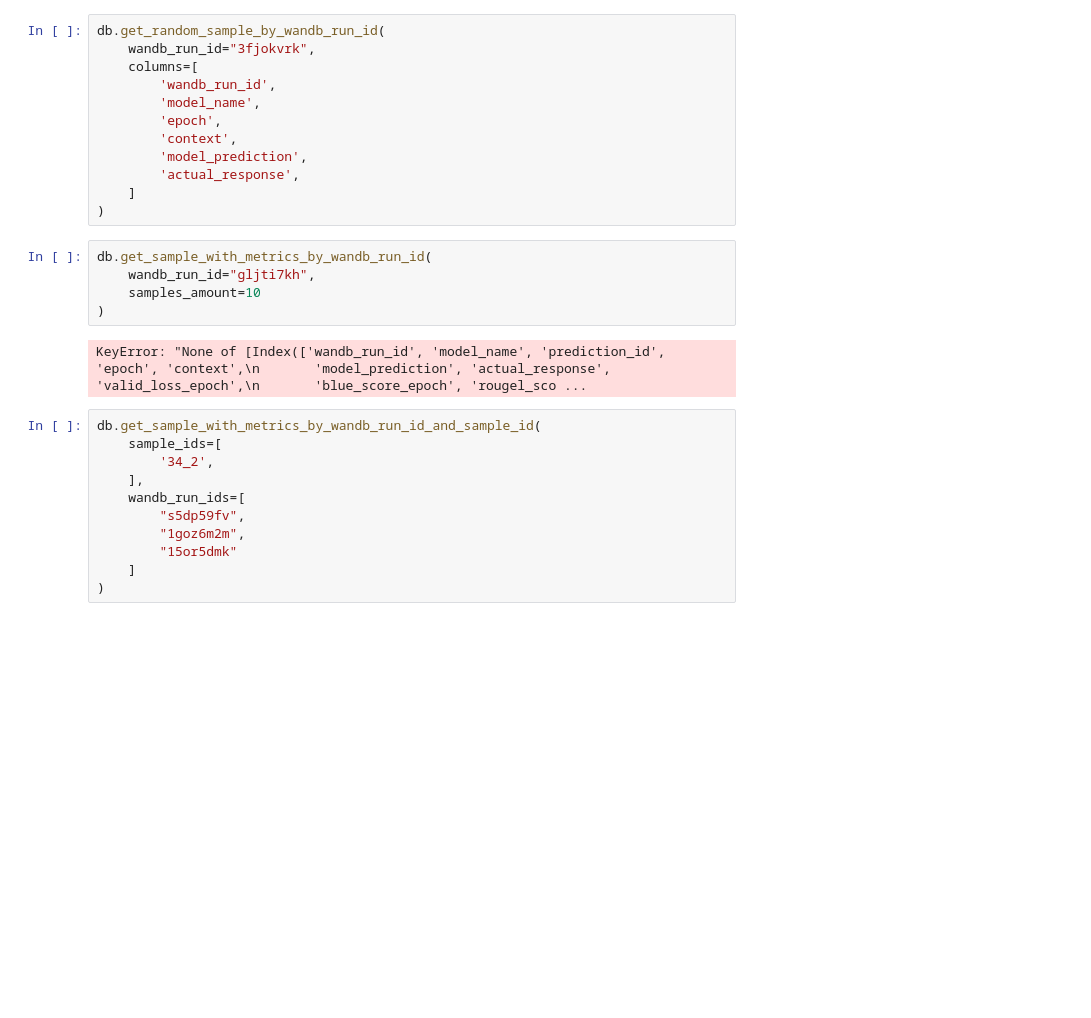
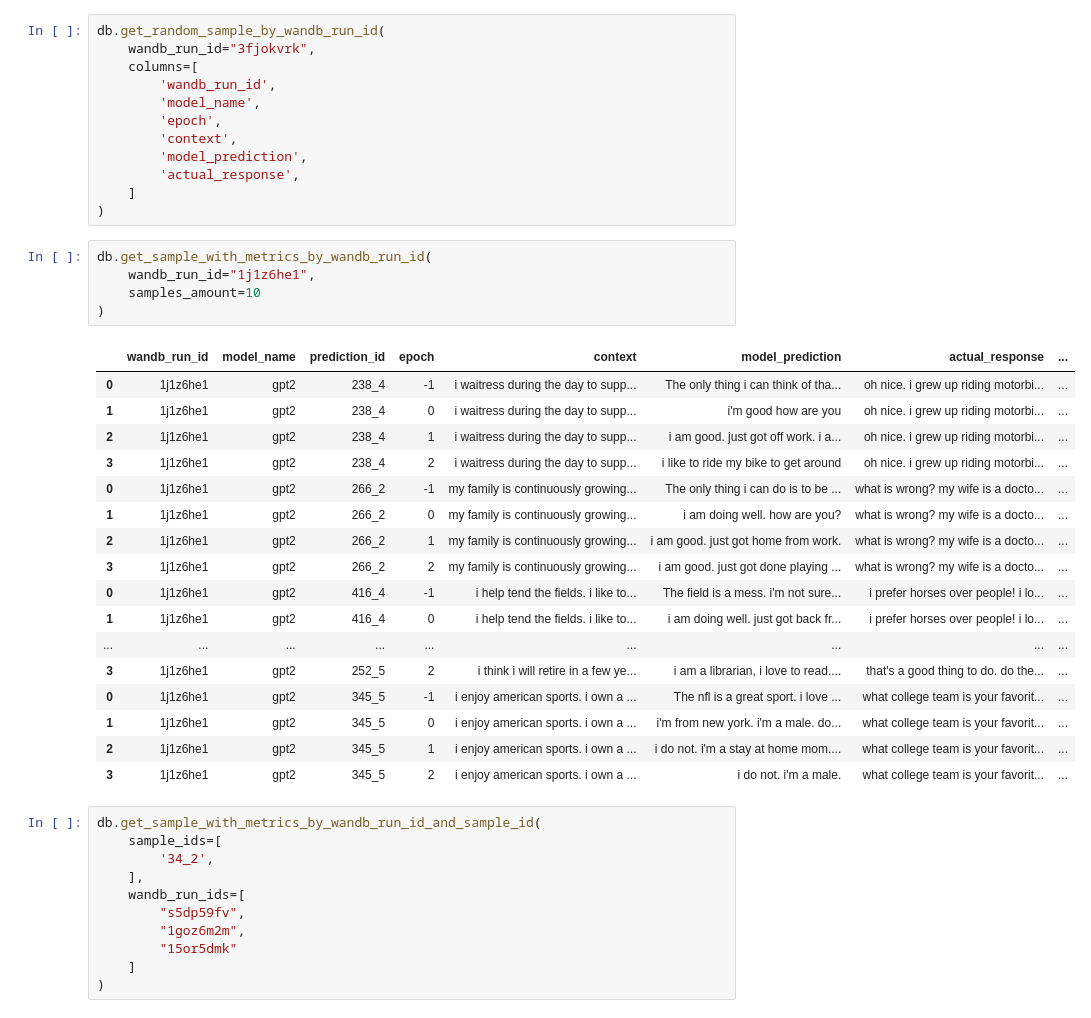
Before and after one commit to dmitrymailk/persona_bot, a Jupyter notebook: dimweb_persona_bot/database_logger/database-sandbox.ipynb, the cells around one changed output. Saved outputs shown, nothing was run; the diff lists cells and outputs as text; blank space fills up the shorter version.

Commit message:
change model

```diff
--- a/dimweb_persona_bot/database_logger/database-sandbox.ipynb
+++ b/dimweb_persona_bot/database_logger/database-sandbox.ipynb
@@ -58,11 +58,27 @@ db.get_random_sample_by_wandb_run_id(
 )
 # %%
 db.get_sample_with_metrics_by_wandb_run_id(
-	wandb_run_id="gljti7kh",
+	wandb_run_id="1j1z6he1",
  	samples_amount=10
 )
 # %% [output]
-KeyError: "None of [Index(['wandb_run_id', 'model_name', 'prediction_id', 'epoch', 'context',\n       'model_prediction', 'actual_response', 'valid_loss_epoch',\n       'blue_score_epoch', 'rougel_sco ...
+|  | wandb_run_id | model_name | prediction_id | epoch | context | model_prediction | actual_response | ... |
+| 0 | 1j1z6he1 | gpt2 | 238_4 | -1 | i waitress during the day to supp... | The only thing i can think of tha... | oh nice. i grew up riding motorbi... | ... |
+| 1 | 1j1z6he1 | gpt2 | 238_4 | 0 | i waitress during the day to supp... | i'm good how are you | oh nice. i grew up riding motorbi... | ... |
+| 2 | 1j1z6he1 | gpt2 | 238_4 | 1 | i waitress during the day to supp... | i am good. just got off work. i a... | oh nice. i grew up riding motorbi... | ... |
+| 3 | 1j1z6he1 | gpt2 | 238_4 | 2 | i waitress during the day to supp... | i like to ride my bike to get around | oh nice. i grew up riding motorbi... | ... |
+| 0 | 1j1z6he1 | gpt2 | 266_2 | -1 | my family is continuously growing... | The only thing i can do is to be ... | what is wrong? my wife is a docto... | ... |
+| 1 | 1j1z6he1 | gpt2 | 266_2 | 0 | my family is continuously growing... | i am doing well. how are you? | what is wrong? my wife is a docto... | ... |
+| 2 | 1j1z6he1 | gpt2 | 266_2 | 1 | my family is continuously growing... | i am good. just got home from work. | what is wrong? my wife is a docto... | ... |
+| 3 | 1j1z6he1 | gpt2 | 266_2 | 2 | my family is continuously growing... | i am good. just got done playing ... | what is wrong? my wife is a docto... | ... |
+| 0 | 1j1z6he1 | gpt2 | 416_4 | -1 | i help tend the fields. i like to... | The field is a mess. i'm not sure... | i prefer horses over people! i lo... | ... |
+| 1 | 1j1z6he1 | gpt2 | 416_4 | 0 | i help tend the fields. i like to... | i am doing well. just got back fr... | i prefer horses over people! i lo... | ... |
+| ... | ... | ... | ... | ... | ... | ... | ... | ... |
+| 3 | 1j1z6he1 | gpt2 | 252_5 | 2 | i think i will retire in a few ye... | i am a librarian, i love to read.... | that's a good thing to do. do the... | ... |
+| 0 | 1j1z6he1 | gpt2 | 345_5 | -1 | i enjoy american sports. i own a ... | The nfl is a great sport. i love ... | what college team is your favorit... | ... |
+| 1 | 1j1z6he1 | gpt2 | 345_5 | 0 | i enjoy american sports. i own a ... | i'm from new york. i'm a male. do... | what college team is your favorit... | ... |
+| 2 | 1j1z6he1 | gpt2 | 345_5 | 1 | i enjoy american sports. i own a ... | i do not. i'm a stay at home mom.... | what college team is your favorit... | ... |
+| 3 | 1j1z6he1 | gpt2 | 345_5 | 2 | i enjoy american sports. i own a ... | i do not. i'm a male. | what college team is your favorit... | ... |
 # %%
 db.get_sample_with_metrics_by_wandb_run_id_and_sample_id(
 	sample_ids=[
```
Also changed, not shown: 1 other file.
